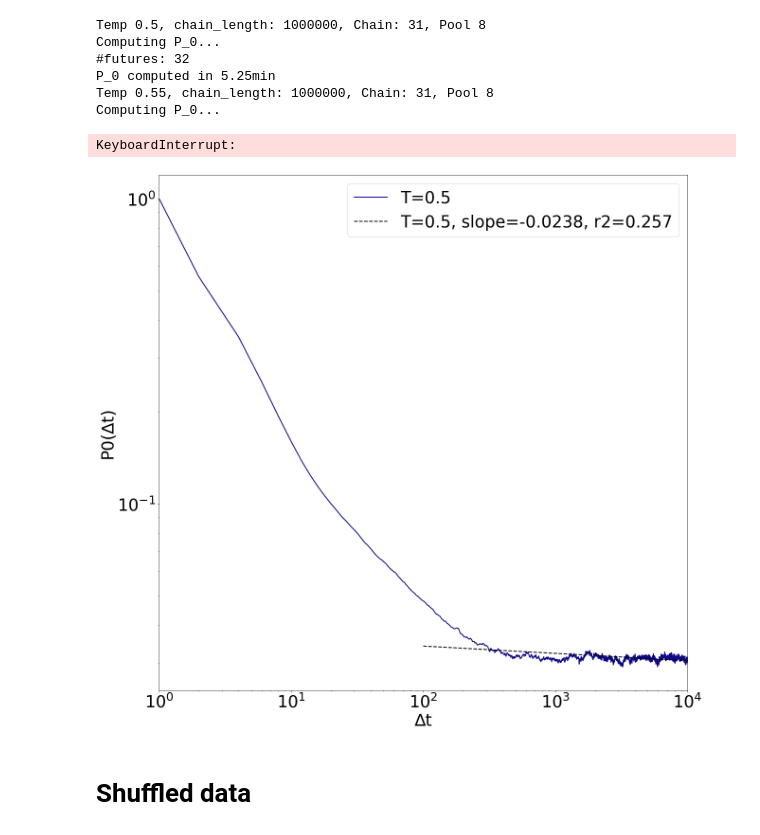
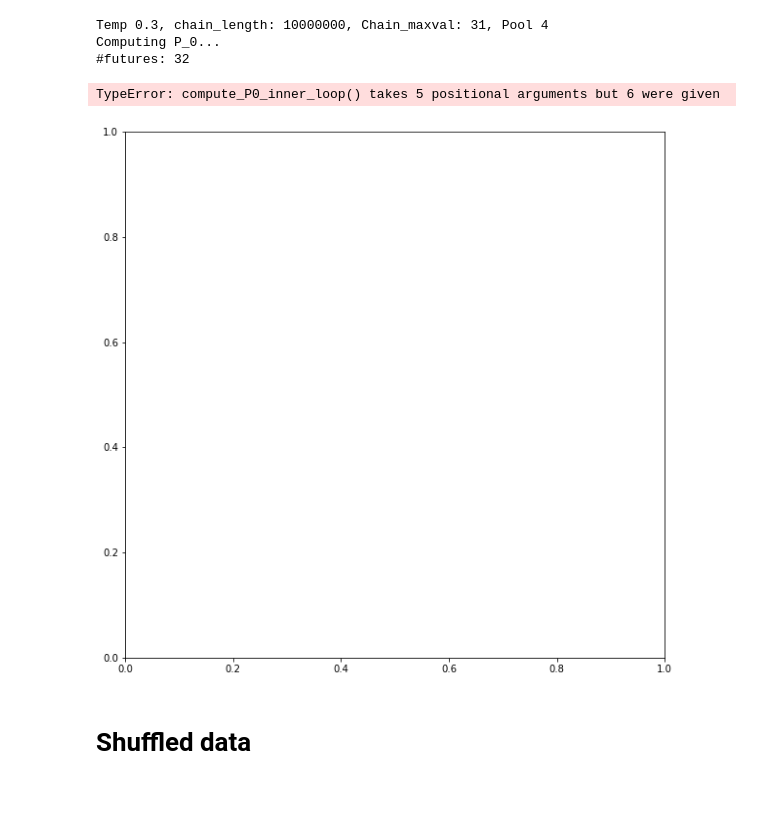
Before and after one commit to jeromel05/Ultrametric-benchmark-v2, a Jupyter notebook: notebooks/version_w_functions.ipynb, the cells around one changed output. Saved outputs shown, nothing was run; the diff lists cells and outputs as text; code cells hidden in the pictures; blank space fills up the shorter version.

```diff
--- a/notebooks/version_w_functions.ipynb
+++ b/notebooks/version_w_functions.ipynb
@@ -86,56 +86,53 @@ def compute_P0_multiprocess(executor, maxh, chain, tree_l):
     return P0stat
 # %%
 #DEF VARS
-dia=0
-tree_levels=13 # 13
+dia=1
+tree_levels=5 # 13
 maxh=10000 # 10000
 chain_length = 10000000 # 10000000
 tree_l=2**tree_levels # number of leaves
 markovm=np.zeros((tree_l,tree_l))
 md=tree_levels
-T_fixed=0.6
+T_fixed=0.4
 # %%
 f2, a2 = plt.subplots(1,1)
-f2.set_figheight(20)
-f2.set_figwidth(20)
-t_range = [0.5, 0.55, 0.6, 0.65, 0.7, 0.75]
+f2.set_figheight(10)
+f2.set_figwidth(10)
+t_range = [0.3, 0.4, 0.5, 0.6, 0.7]
 viridis = cm.get_cmap('plasma', len(t_range))
 coeffs=[]
-executor8 = concurrent.futures.ProcessPoolExecutor(8)
+executor4 = concurrent.futures.ProcessPoolExecutor(4)
 
 for i, T in tqdm(enumerate(t_range), total=len(t_range)):
     markovm=fillmarkov(markovm,0,0,tree_l,md)
     markovme=np.exp(-markovm/T)
     markovme = normalize_matrix(dia, tree_l, markovme)
     chain = generate_chain(markovme, chain_length, verbose=0)
 
-    print(f"Temp {T}, chain_length: {len(chain)}, Chain: {np.max(chain)}, Pool {8}")
+    print(f"Temp {T}, chain_length: {len(chain)}, Chain_maxval: {np.max(chain)}, Pool {4}")
     start_time = time.time()
     if len(chain) >= 1e6:
-        P0stat = compute_P0_multiprocess(executor8, maxh, chain, tree_l)
+        P0stat = compute_P0_multiprocess(executor4, maxh, chain, tree_l)
     else:
         _, P0stat = compute_P_0(maxh, tree_l, chain, verbose=0)
     end_time = time.time()
     print(f"P_0 computed in {(end_time-start_time)/60:.3}min")
 
     coeff=plot_P0(P0stat, T, a2, scale_text=35, color=viridis.colors[i], param_name="T")
     coeffs.append(coeff)
     f2.savefig(f"../plots/temp_plot_iter_{i}_clen_{len(chain)}.jpg")
 
 now = datetime.now()
 current_time = now.strftime("%H:%M:%S")
 f2.savefig(f"../plots/plots_P0_{current_time}_depth_{tree_levels}_clen_{chain_length}.jpg", dpi=200)
 plt.show()
 plot_temp_vs_slope(t_range, coeffs)
 # %% [output]
-Temp 0.5, chain_length: 1000000, Chain: 31, Pool 8
+Temp 0.3, chain_length: 10000000, Chain_maxval: 31, Pool 4
 Computing P_0...
 #futures: 32
-P_0 computed in 5.25min
-Temp 0.55, chain_length: 1000000, Chain: 31, Pool 8
-Computing P_0...
-KeyboardInterrupt:
+TypeError: compute_P0_inner_loop() takes 5 positional arguments but 6 were given
-[figure, old version]
+[figure, new version]
 # %% [markdown]
 # Shuffled data
 # %%
```
Also changed, not shown: parts of 3 cells of this notebook, 5 other files.
